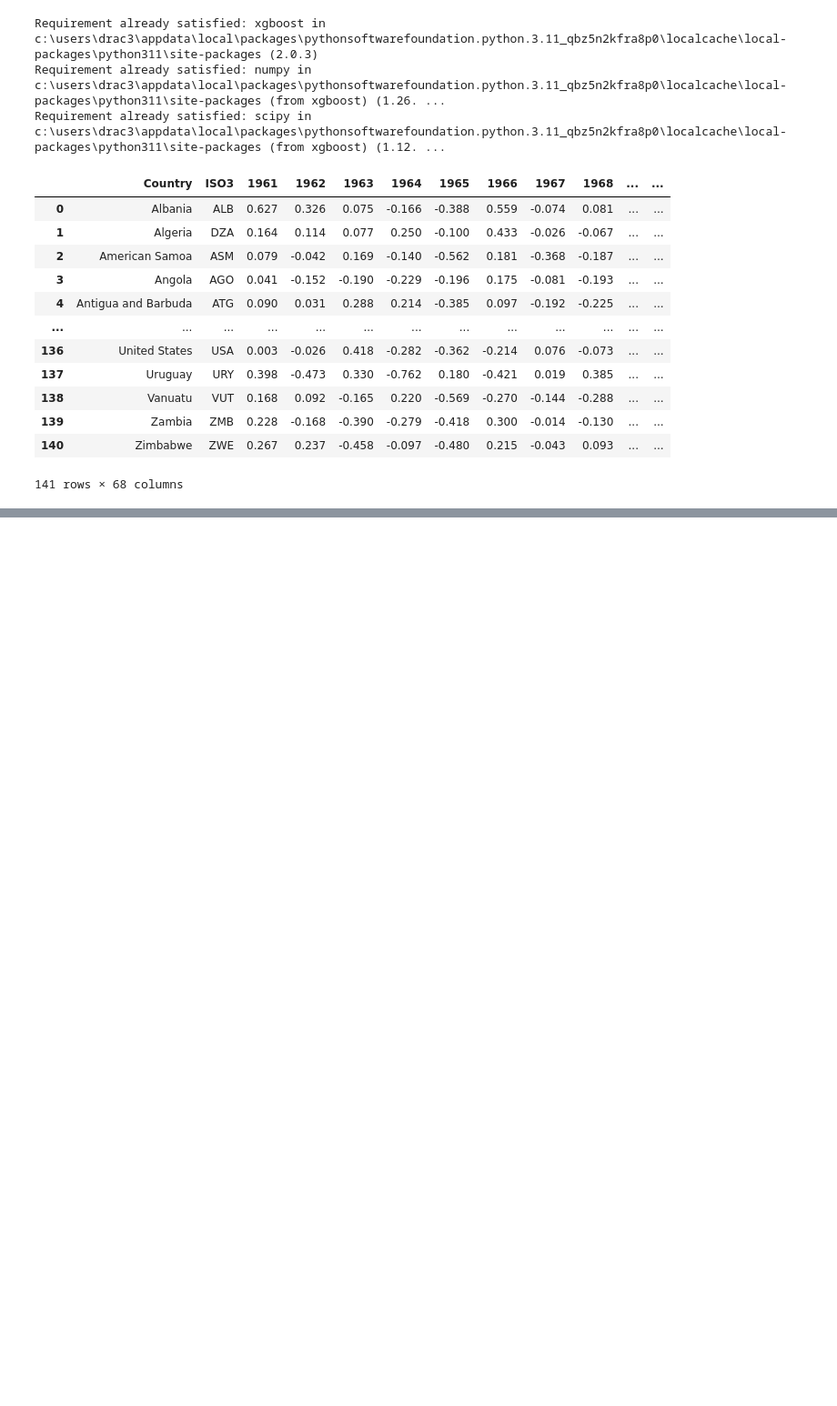
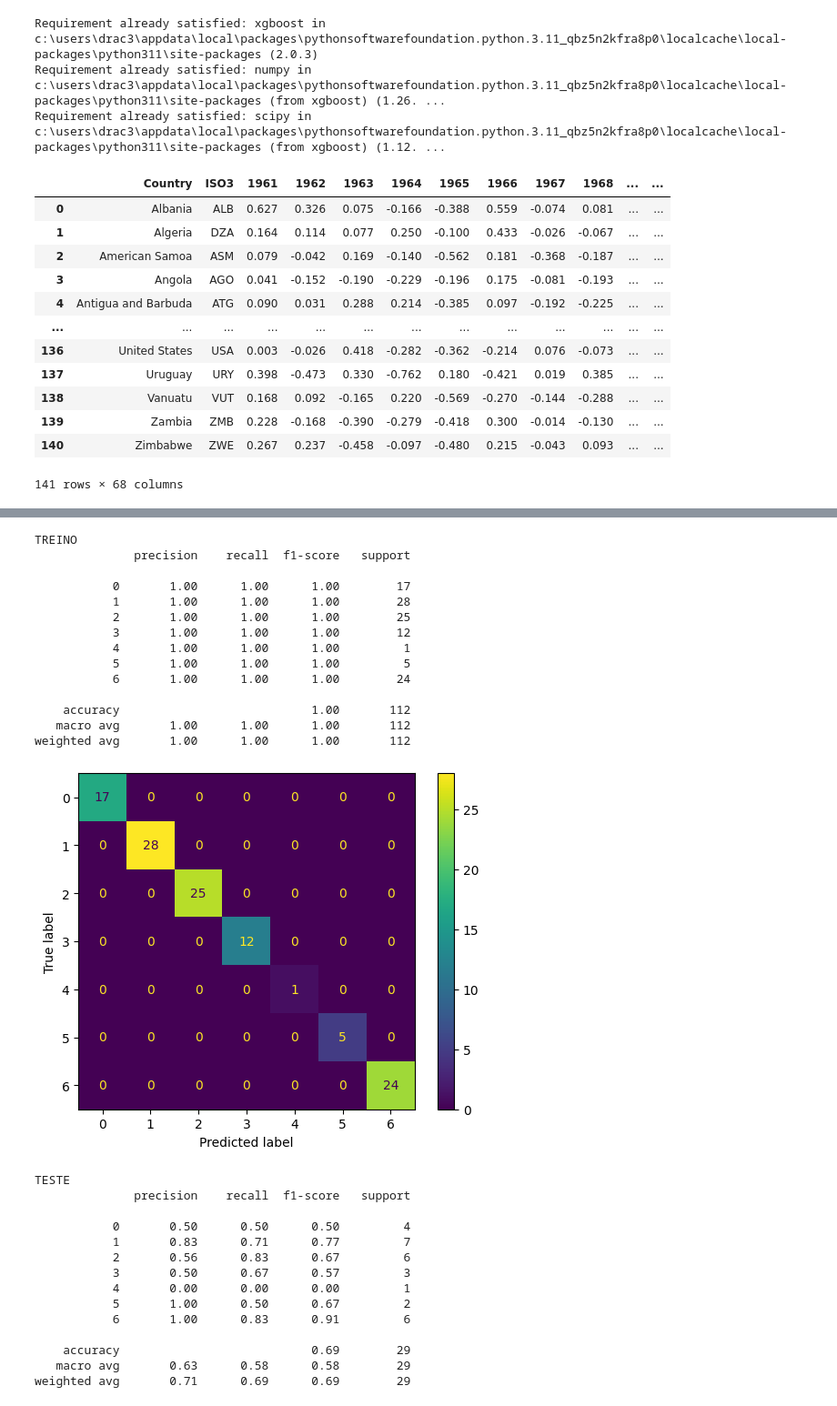
Before and after one commit to carolinarutililima/Final_Project_Machine_Learning_II, a Jupyter notebook: Ensemble.ipynb, the cells around one changed output, grey strips where cells are left out. Shown at 91% size. Drawn from its saved outputs; the diff is of its cells as text; code cells hidden in the pictures; blank space fills up the shorter version.

```diff
--- a/Ensemble.ipynb
+++ b/Ensemble.ipynb
@@ -215,18 +223,3 @@ y_target
 X = df_num
 # %%
 X_train, X_test, y_train, y_test = train_test_split(X, y_target, test_size = 0.2, stratify = y, random_state = 2)
-# %%
-from sklearn.metrics import accuracy_score
-
-# Initialize the model
-model = XGBClassifier()
-
-# Fit the model
-model.fit(X_train, y_train)
-
-# Make predictions
-y_pred = model.predict(X_test)
-
-# Evaluate the model
-accuracy = accuracy_score(y_test, y_pred)
-print(f"Accuracy: {accuracy * 100:.2f}%")
@@ -236,0 +228,4 @@ LGBM
+# %%
+xgb = XGBClassifier()
+# %%
+xgb.fit(X_train, y_train)
@@ -236,0 +244,43 @@ LGBM
+# %%
+y_pred_train = xgb.predict(X_train)
+y_pred_test = xgb.predict(X_test)
+# %%
+print("TREINO")
+print(classification_report(y_train, y_pred_train))
+ConfusionMatrixDisplay.from_predictions(y_train, y_pred_train)
+plt.show()
+
+print("TESTE")
+print(classification_report(y_test, y_pred_test))
+ConfusionMatrixDisplay.from_predictions(y_test, y_pred_test)
+plt.show()
+# %% [output]
+TREINO
+              precision    recall  f1-score   support
+
+           0       1.00      1.00      1.00        17
+           1       1.00      1.00      1.00        28
+           2       1.00      1.00      1.00        25
+           3       1.00      1.00      1.00        12
+           4       1.00      1.00      1.00         1
+           5       1.00      1.00      1.00         5
+           6       1.00      1.00      1.00        24
+
+    accuracy                           1.00       112
+   macro avg       1.00      1.00      1.00       112
+weighted avg       1.00      1.00      1.00       112
+[figure, added]
+TESTE
+              precision    recall  f1-score   support
+
+           0       0.50      0.50      0.50         4
+           1       0.83      0.71      0.77         7
+           2       0.56      0.83      0.67         6
+           3       0.50      0.67      0.57         3
+           4       0.00      0.00      0.00         1
+           5       1.00      0.50      0.67         2
+           6       1.00      0.83      0.91         6
+
+    accuracy                           0.69        29
+   macro avg       0.63      0.58      0.58        29
+weighted avg       0.71      0.69      0.69        29
```
Also changed, not shown: parts of 18 cells of this notebook, 1 other file.
